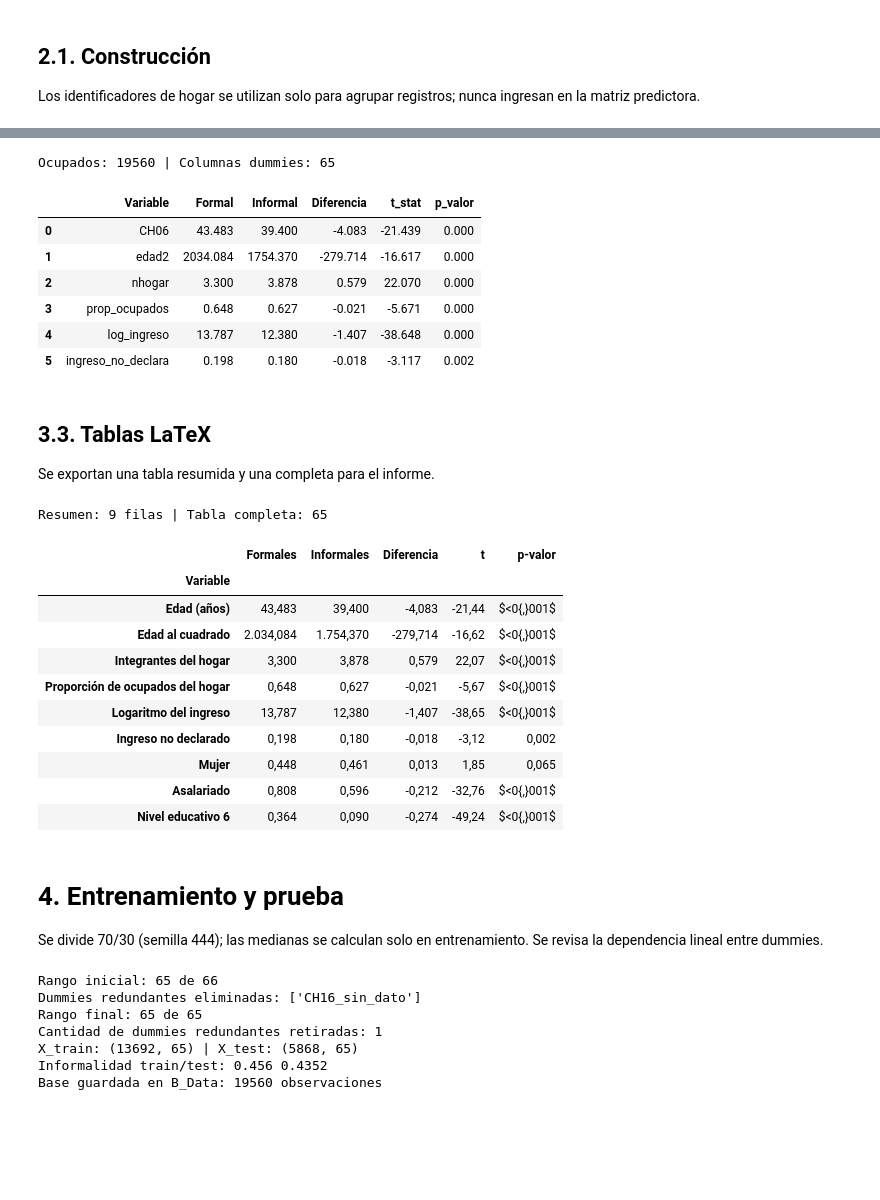
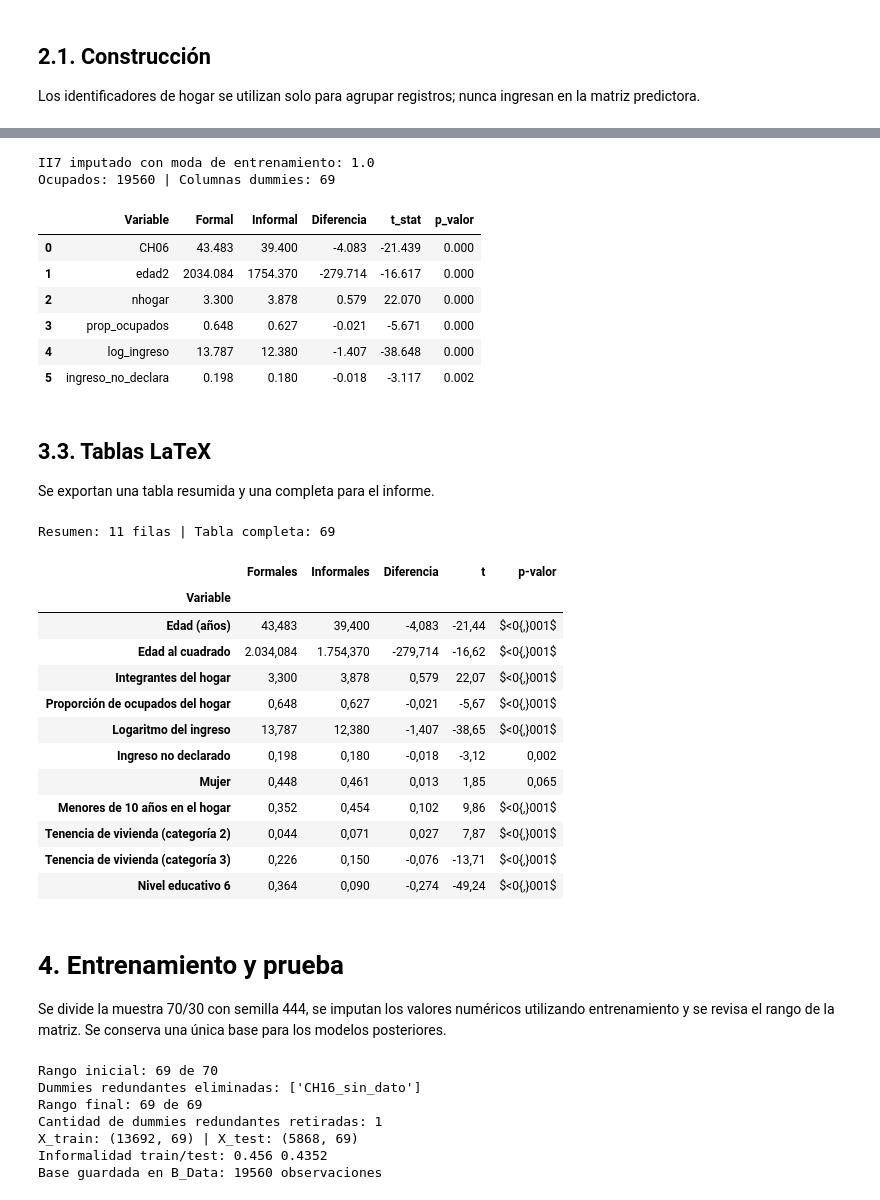
Before and after one commit to alvaro-antequera/PE1333_Grupo8, a Jupyter notebook: TP_01/C_Programs/Parte_01.ipynb, the cells around one changed output, grey strips where cells are left out. Drawn from its saved outputs; the diff is of its cells as text; code cells hidden in the pictures; blank space fills up the shorter version.

Commit message:
Parte 1 - Terminado
Parte 1 del TP terminado, pero aun queda la revisión para ver está bien o no.

```diff
--- a/TP_01/C_Programs/Parte_01.ipynb
+++ b/TP_01/C_Programs/Parte_01.ipynb
@@ -97,8 +98,7 @@ print("Ingreso no declarado (P21=-9):", int(datos_indiv["P21"].eq(-9).sum()))
 print("PP04C: no corresponde (0) / no declara (99):",
       int(datos_indiv["PP04C"].eq(0).sum()),
       int(datos_indiv["PP04C"].eq(99).sum()))
-print("PP03C: respuesta 0:", int(datos_indiv["PP03C"].eq(0).sum()))
-for v in ["NIVEL_ED", "CAT_OCUP", "INTENSI"]:
+for v in ["NIVEL_ED", "INTENSI"]:
     print(f"{v}: 9 (Ns/Nr) =", int(datos_indiv[v].eq(9).sum()))
 # %% [output]
 Variables originales: 15
@@ -114,12 +112,8 @@ INTENSI: 9 (Ns/Nr) = 0
 Se reemplazan únicamente los códigos Ns/Nr; se distinguen los saltos del cuestionario de la no respuesta.
 # %%
 # Ns/Nr = 9 según el Diseño EPH 2026 (no aplicar a todas las columnas).
-for variable in ["CH15", "CH16", "NIVEL_ED", "CAT_OCUP", "INTENSI"]:
+for variable in ["CH15", "CH16", "NIVEL_ED", "INTENSI"]:
     datos_indiv[variable] = datos_indiv[variable].replace(9, np.nan)
-
-# PP03C: 1 = una ocupación; 2 = más de una; 0 = pregunta no aplicada.
-datos_indiv["pluriempleo"] = (datos_indiv["PP03C"]
-    .map({1: "una", 2: "varias"}).fillna("no_corresponde"))
 
 # PP04C: 99 es Ns/Nr, 0 indica no aplicación; no son tamaños efectivos.
 datos_indiv["PP04C"] = datos_indiv["PP04C"].replace(99, np.nan)
@@ -136,7 +130,7 @@ datos_indiv["log_ingreso"] = np.log1p(datos_indiv["ingreso"])
 
 print("Ns/Nr en tamaño (PP04C):", int((datos_indiv["tamano_emp"] == "sin_dato").sum()))
 print("Ingreso no declarado:", int(datos_indiv["ingreso_no_declara"].sum()))
-print("Pluriempleo:", datos_indiv["pluriempleo"].value_counts().to_dict())
+print("Variables laborales preparadas")
 # %% [output]
 Ns/Nr en tamaño (PP04C): 2607
 Ingreso no declarado: 3719
@@ -176,6 +170,15 @@ resumen_hogar["prop_ocupados"] = resumen_hogar["n_ocupados"] / resumen_hogar["nh
 datos_indiv = datos_indiv.merge(
     resumen_hogar[id_hogar + ["nhogar", "prop_ocupados"]],
     on=id_hogar, how="left", validate="many_to_one")
+# Incorporar variables originales de hogar sin usar identificadores como predictores.
+hogar_variables = datos_hogar_raw[id_hogar + ["IX_MEN10", "II7"]].copy()
+datos_indiv = datos_indiv.merge(hogar_variables, on=id_hogar,
+                               how="left", validate="many_to_one")
+# II7 = 0 no corresponde. Se imputará con la moda observada en entrenamiento.
+datos_indiv["II7"] = datos_indiv["II7"].replace(0, np.nan)
+# Garantizar los valores no negativos del recuento de menores.
+assert datos_indiv["IX_MEN10"].dropna().ge(0).all()
+
 validacion = resumen_hogar.merge(
     datos_hogar_raw[id_hogar + ["IX_TOT"]],
     on=id_hogar, how="left", validate="one_to_one")
@@ -185,15 +188,16 @@ print("Diferencias nhogar vs IX_TOT:",
 # INTENSI reemplaza horas trabajadas en X; no se incorporan ambas.
 # P21 se incorpora solo a través del logaritmo y del indicador de no respuesta.
 variables_numericas = ["CH06", "edad2", "nhogar", "prop_ocupados",
-                       "log_ingreso", "ingreso_no_declara"]
+                       "log_ingreso", "ingreso_no_declara", "IX_MEN10"]
 variables_categoricas = ["CH03", "CH04", "CH07", "CH15", "CH16", "NIVEL_ED",
-                         "CAT_OCUP", "INTENSI", "PP04A", "REGION", "MAS_500",
-                         "pluriempleo", "tamano_emp"]
+                         "INTENSI", "PP04A", "REGION", "MAS_500",
+                         "tamano_emp", "II7"]
 variables_x = variables_numericas + variables_categoricas
 variables_sin_ingreso = [v for v in variables_x
-                         if v not in ["log_ingreso", "ingreso_no_declara"]]
+                         if v not in ["log_ingreso", "ingreso_no_declara", "IX_MEN10"]]
 assert not set(id_hogar + ["COMPONENTE"]).intersection(variables_x)
 print("Predictores antes de dummies:", len(variables_x))
+print("II7 (incluye no corresponde):", datos_indiv["II7"].value_counts(dropna=False).to_dict())
 # %% [output]
 Diferencias nhogar vs IX_TOT: 0
 Predictores antes de dummies: 19
@@ -239,6 +245,13 @@ Casos con algún valor NaN: 3722
 # %%
 # Características categóricas: faltantes explícitos, sin convertirlos en referencia.
 datos_modelo = datos_indiv.copy()
+# El código 0 de II7 no representa un régimen de tenencia.
+# Imputar únicamente esta categoría con la moda obtenida en entrenamiento.
+indice_train, _ = train_test_split(datos_modelo.index, train_size=.70, random_state=444)
+moda_ii7 = datos_modelo.loc[indice_train, "II7"].mode(dropna=True).iloc[0]
+datos_modelo["II7"] = datos_modelo["II7"].fillna(moda_ii7)
+print("II7 imputado con moda de entrenamiento:", moda_ii7)
+
 X_categorico = datos_modelo[variables_categoricas].fillna("sin_dato").astype(str)
 X_dummies = pd.concat([
     datos_modelo[variables_numericas].astype(float),
@@ -262,7 +275,8 @@ display(tabla_medias.loc[tabla_medias.Variable.isin(
 )].round(3))
 tabla_medias.to_csv(join(b_path_tabl, "tabla_diferencia_medias_completa.csv"), index=False, encoding="utf-8-sig")
 # %% [output]
-Ocupados: 19560 | Columnas dummies: 65
+II7 imputado con moda de entrenamiento: 1.0
+Ocupados: 19560 | Columnas dummies: 69
 |  | Variable | Formal | Informal | Diferencia | t_stat | p_valor |
 | 0 | CH06 | 43.483 | 39.400 | -4.083 | -21.439 | 0.000 |
 | 1 | edad2 | 2034.084 | 1754.370 | -279.714 | -16.617 | 0.000 |
@@ -283,7 +297,9 @@ etiquetas = {
     "CH16_2":"Residencia anterior (categoría 2)",
 
 
-    "CH04_2":"Mujer", "CAT_OCUP_3":"Asalariado",
+    "CH04_2":"Mujer", "IX_MEN10":"Menores de 10 años en el hogar",
+    "II7_2.0":"Tenencia de vivienda (categoría 2)",
+    "II7_3.0":"Tenencia de vivienda (categoría 3)",
     "PP04A_2":"Establecimiento (categoría 2)", "NIVEL_ED_6":"Nivel educativo 6"
 }
 columnas={"Formal":"Formales","Informal":"Informales", "Diferencia":"Diferencia",
@@ -297,39 +313,41 @@ def formato_es(v,dec=3):
     s=f"{v:,.{dec}f}"
     return s.replace(",","#").replace(".",",").replace("#",".")
 def formato_latex(t):
     r=t.copy().astype(object)
     for col in t.columns:
         if col=="p-valor":
             r[col]=t[col].map(lambda p: r"$<0{,}001$" if pd.notna(p) and p<.001 else formato_es(p))
         else:r[col]=t[col].map(lambda v: formato_es(v,2 if col=="t" else 3))
     r.index=r.index.map(lambda s: str(s).replace("_",r"\_"))
     return r
 
 for tabla,nombre,etiqueta in [
     (tabla_principal,"tabla_diferencia_medias_resumen.tex","tab:dif_medias_resumen"),
     (base_medias,"tabla_diferencia_medias_completa.tex","tab:dif_medias_completa")]:
     formato_latex(tabla).to_latex(
         join(b_path_tabl, nombre),escape=False,
         caption="Diferencias de medias: trabajadores formales e informales",
         label=etiqueta,column_format="l"+"r"*len(tabla.columns))
 print("Resumen:",len(tabla_principal),"filas | Tabla completa:",len(base_medias))
 display(formato_latex(tabla_principal))
 # %% [output]
-Resumen: 9 filas | Tabla completa: 65
+Resumen: 11 filas | Tabla completa: 69
 |  | Formales | Informales | Diferencia | t | p-valor |
 | Variable |  |  |  |  |  |
 | Edad (años) | 43,483 | 39,400 | -4,083 | -21,44 | $<0{,}001$ |
 | Edad al cuadrado | 2.034,084 | 1.754,370 | -279,714 | -16,62 | $<0{,}001$ |
 | Integrantes del hogar | 3,300 | 3,878 | 0,579 | 22,07 | $<0{,}001$ |
 | Proporción de ocupados del hogar | 0,648 | 0,627 | -0,021 | -5,67 | $<0{,}001$ |
 | Logaritmo del ingreso | 13,787 | 12,380 | -1,407 | -38,65 | $<0{,}001$ |
 | Ingreso no declarado | 0,198 | 0,180 | -0,018 | -3,12 | 0,002 |
 | Mujer | 0,448 | 0,461 | 0,013 | 1,85 | 0,065 |
-| Asalariado | 0,808 | 0,596 | -0,212 | -32,76 | $<0{,}001$ |
+| Menores de 10 años en el hogar | 0,352 | 0,454 | 0,102 | 9,86 | $<0{,}001$ |
+| Tenencia de vivienda (categoría 2) | 0,044 | 0,071 | 0,027 | 7,87 | $<0{,}001$ |
+| Tenencia de vivienda (categoría 3) | 0,226 | 0,150 | -0,076 | -13,71 | $<0{,}001$ |
 | Nivel educativo 6 | 0,364 | 0,090 | -0,274 | -49,24 | $<0{,}001$ |
 # %% [markdown]
 # 4. Entrenamiento y prueba
-Se divide 70/30 (semilla 444); las medianas se calculan solo en entrenamiento. Se revisa la dependencia lineal entre dummies.
+Se divide la muestra 70/30 con semilla 444, se imputan los valores numéricos utilizando entrenamiento y se revisa el rango de la matriz. Se conserva una única base para los modelos posteriores.
 # %%
 X_train, X_test, y_train, y_test = train_test_split(
     X_dummies, y_completo, train_size=.70,random_state=444)
@@ -386,10 +404,10 @@ base_export.loc[X_test.index,"conjunto"] = "test"
 base_export.to_csv(join(b_path_data, "EPH_T126_limpia.csv"),index=False,encoding="utf-8-sig")
 print("Base guardada en B_Data:", len(base_export), "observaciones")
 # %% [output]
-Rango inicial: 65 de 66
+Rango inicial: 69 de 70
 Dummies redundantes eliminadas: ['CH16_sin_dato']
-Rango final: 65 de 65
+Rango final: 69 de 69
 Cantidad de dummies redundantes retiradas: 1
-X_train: (13692, 65) | X_test: (5868, 65)
+X_train: (13692, 69) | X_test: (5868, 69)
 Informalidad train/test: 0.456 0.4352
 Base guardada en B_Data: 19560 observaciones
```
Also changed, not shown: parts of 9 cells of this notebook, 15 other files.
